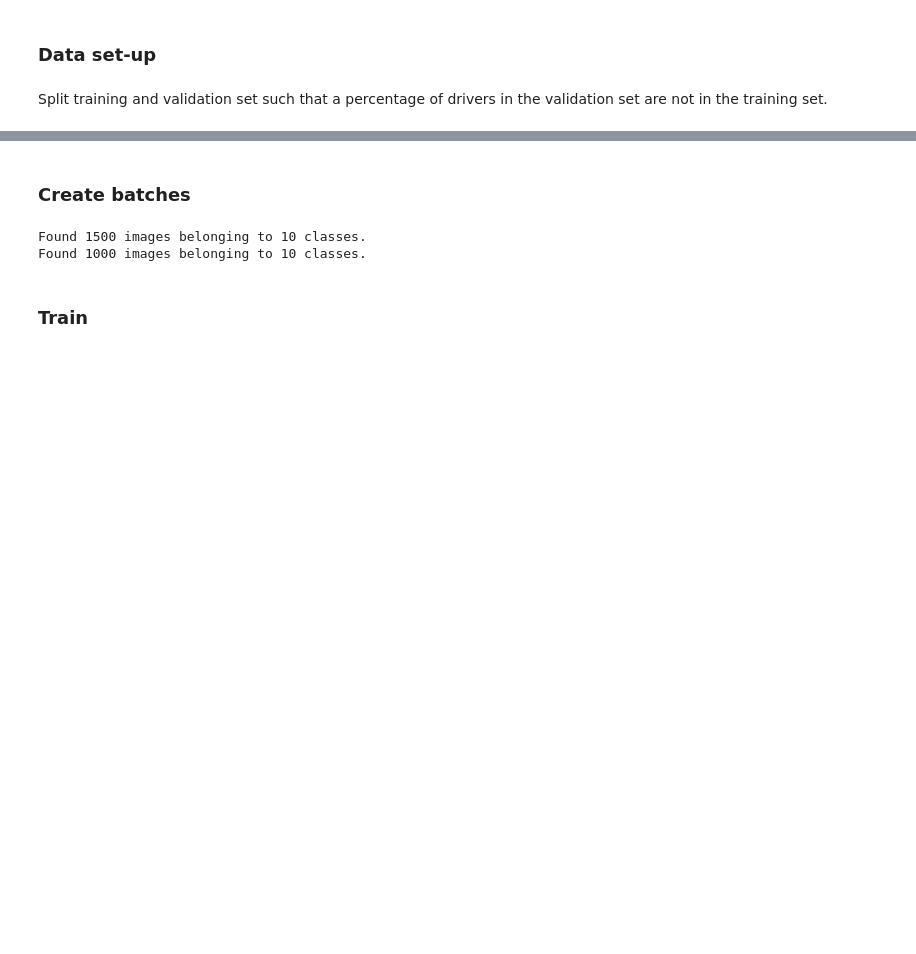
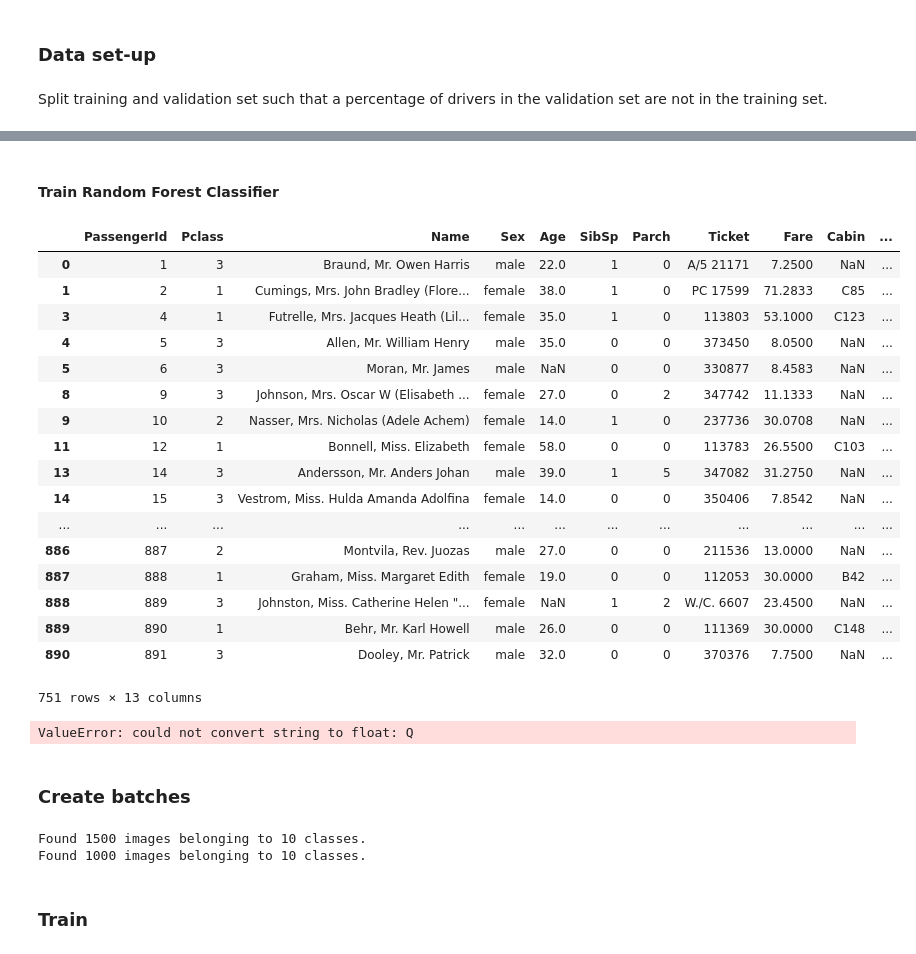
Before and after one commit to meccaLeccaHi/kaggle, a Jupyter notebook: kaggle-titanic.ipynb, the cells around one changed output, grey strips where cells are left out. Saved outputs shown, nothing was run; the diff lists cells and outputs as text; code cells hidden in the pictures; blank space fills up the shorter version.

Commit message:
creating titanic submission

```diff
--- a/kaggle-titanic.ipynb
+++ b/kaggle-titanic.ipynb
@@ -126,0 +80,25 @@ Split training and validation set such that a percentage of drivers in the valid
+# %%
+## Read names of training images from .csv file
+%cd $DATA_HOME_DIR/
+
+train_data=pd.read_csv('train.csv')
+test_data=pd.read_csv('test.csv')
+
+other_data=pd.read_csv('gender_submission.csv')
+# %%
+# Designate training/validation data sets
+rand_samp = np.random.uniform(0, 1, len(train_data))
+train_data['train'] = rand_samp <= .85
+train_data['valid'] = rand_samp < .85
+
+# Create two new dataframes, one with the training rows, one with the test rows
+train, validate = train_data[train_data['train']], train_data[train_data['valid']]
+
+y = pd.factorize(train['Survived'])[0]
+
+# Create a list of the feature column's names
+features = train.loc[:, train.columns != 'Survived'].columns
+
+# View features
+print(features)
+print(y)
@@ -127,3 +123,35 @@ Split training and validation set such that a percentage of drivers in the valid
+# %% [markdown]
+#### Train Random Forest Classifier
+# %%
+train[features]
+# %% [output]
+|  | PassengerId | Pclass | Name | Sex | Age | SibSp | Parch | Ticket | Fare | Cabin | ... |
+| 0 | 1 | 3 | Braund, Mr. Owen Harris | male | 22.0 | 1 | 0 | A/5 21171 | 7.2500 | NaN | ... |
+| 1 | 2 | 1 | Cumings, Mrs. John Bradley (Flore... | female | 38.0 | 1 | 0 | PC 17599 | 71.2833 | C85 | ... |
+| 3 | 4 | 1 | Futrelle, Mrs. Jacques Heath (Lil... | female | 35.0 | 1 | 0 | 113803 | 53.1000 | C123 | ... |
+| 4 | 5 | 3 | Allen, Mr. William Henry | male | 35.0 | 0 | 0 | 373450 | 8.0500 | NaN | ... |
+| 5 | 6 | 3 | Moran, Mr. James | male | NaN | 0 | 0 | 330877 | 8.4583 | NaN | ... |
+| 8 | 9 | 3 | Johnson, Mrs. Oscar W (Elisabeth ... | female | 27.0 | 0 | 2 | 347742 | 11.1333 | NaN | ... |
+| 9 | 10 | 2 | Nasser, Mrs. Nicholas (Adele Achem) | female | 14.0 | 1 | 0 | 237736 | 30.0708 | NaN | ... |
+| 11 | 12 | 1 | Bonnell, Miss. Elizabeth | female | 58.0 | 0 | 0 | 113783 | 26.5500 | C103 | ... |
+| 13 | 14 | 3 | Andersson, Mr. Anders Johan | male | 39.0 | 1 | 5 | 347082 | 31.2750 | NaN | ... |
+| 14 | 15 | 3 | Vestrom, Miss. Hulda Amanda Adolfina | female | 14.0 | 0 | 0 | 350406 | 7.8542 | NaN | ... |
+| ... | ... | ... | ... | ... | ... | ... | ... | ... | ... | ... | ... |
+| 886 | 887 | 2 | Montvila, Rev. Juozas | male | 27.0 | 0 | 0 | 211536 | 13.0000 | NaN | ... |
+| 887 | 888 | 1 | Graham, Miss. Margaret Edith | female | 19.0 | 0 | 0 | 112053 | 30.0000 | B42 | ... |
+| 888 | 889 | 3 | Johnston, Miss. Catherine Helen "... | female | NaN | 1 | 2 | W./C. 6607 | 23.4500 | NaN | ... |
+| 889 | 890 | 1 | Behr, Mr. Karl Howell | male | 26.0 | 0 | 0 | 111369 | 30.0000 | C148 | ... |
+| 890 | 891 | 3 | Dooley, Mr. Patrick | male | 32.0 | 0 | 0 | 370376 | 7.7500 | NaN | ... |
+751 rows × 13 columns
+# %%
+# Create a random forest Classifier. By convention, clf means 'Classifier'
+clf = RandomForestClassifier(n_jobs=2, random_state=0)
+
+# Train the Classifier to take the training features and learn how they relate
+# to the training y (the species)
+clf.fit(train[features], y)
+# %% [output]
+ValueError: could not convert string to float: Q
 # %%
 # As large as you can, but no larger than 64 is recommended.
 # If you have an older or cheaper GPU, you'll run out of memory, so will have to decrease this.
```
Also changed, not shown: parts of 10 cells of this notebook.
